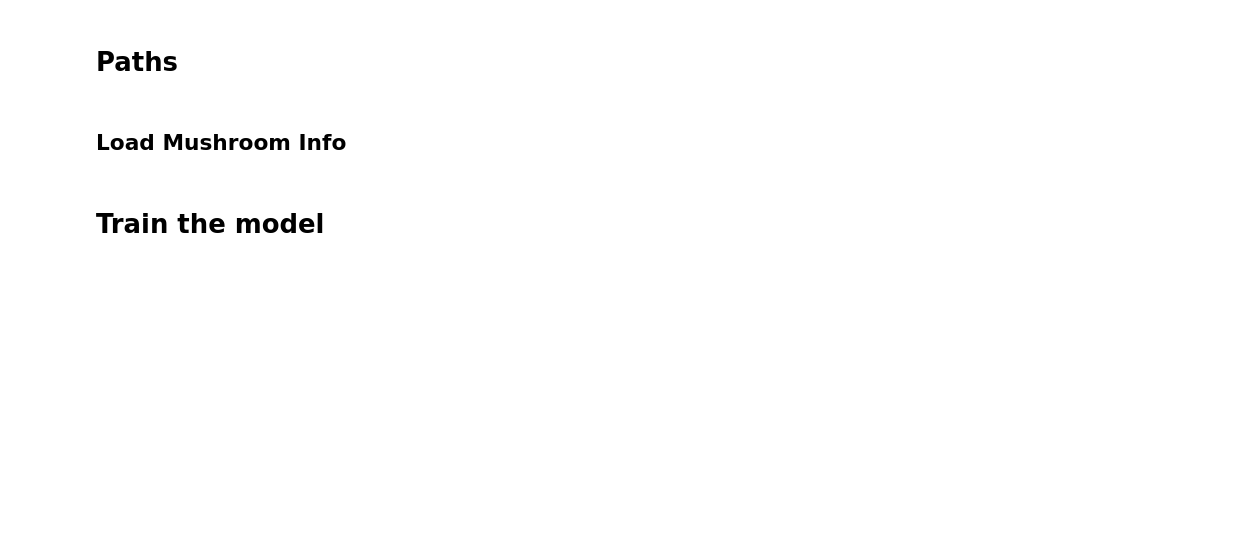
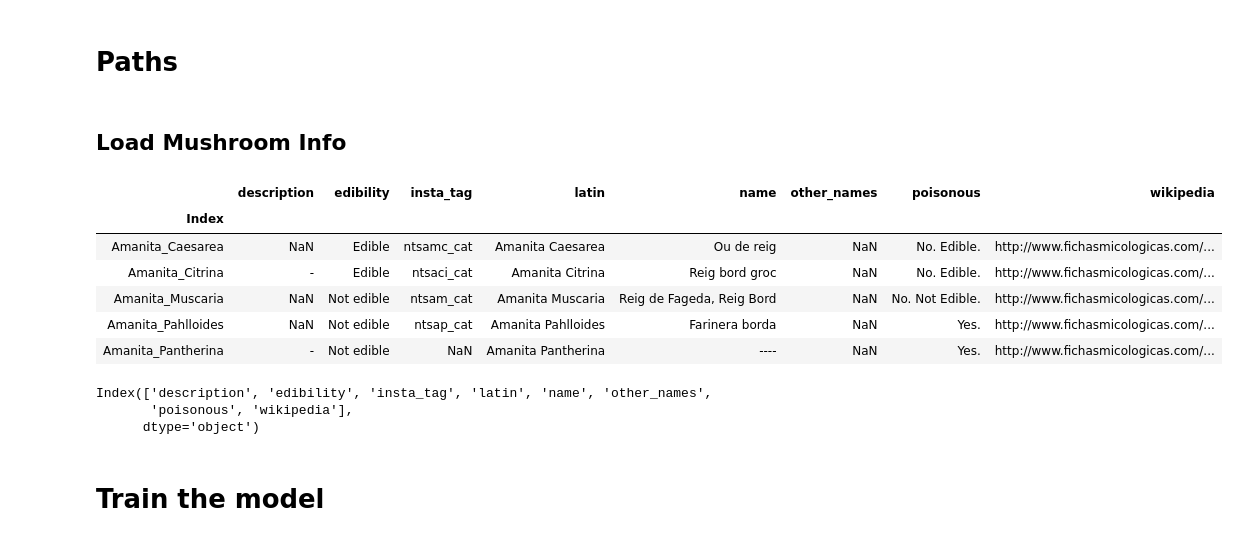
Before and after one commit to maurice1979/mushroom-identifier, a Jupyter notebook: notebooks/mushrooom-identifier.ipynb, the cells around one changed output. Drawn from its saved outputs; the diff is of its cells as text; code cells hidden in the pictures; blank space fills up the shorter version.

```diff
--- a/notebooks/mushrooom-identifier.ipynb
+++ b/notebooks/mushrooom-identifier.ipynb
@@ -34,6 +39,20 @@ model_path = app_path / 'models'
 # %% [markdown]
 ## Load Mushroom Info
 # %%
-# df_mushrooms = pd.read_excel(project_path / 'data/mushrooms.xlsx', index_col=0)
-# df_mushrooms.set_index('Index', inplace=True, drop=True)
-# df_mushrooms.head()
+df_mushrooms = pd.read_excel(project_path / 'data/mushrooms.xlsx', index_col=0)
+df_mushrooms.set_index('Index', inplace=True, drop=True)
+df_mushrooms.head()
+# %% [output]
+|  | description | edibility | insta_tag | latin | name | other_names | poisonous | wikipedia |
+| Index |  |  |  |  |  |  |  |  |
+| Amanita_Caesarea | NaN | Edible | ntsamc_cat | Amanita Caesarea | Ou de reig | NaN | No. Edible. | http://www.fichasmicologicas.com/... |
+| Amanita_Citrina | - | Edible | ntsaci_cat | Amanita Citrina | Reig bord groc | NaN | No. Edible. | http://www.fichasmicologicas.com/... |
+| Amanita_Muscaria | NaN | Not edible | ntsam_cat | Amanita Muscaria | Reig de Fageda, Reig Bord | NaN | No. Not Edible. | http://www.fichasmicologicas.com/... |
+| Amanita_Pahlloides | NaN | Not edible | ntsap_cat | Amanita Pahlloides | Farinera borda | NaN | Yes. | http://www.fichasmicologicas.com/... |
+| Amanita_Pantherina | - | Not edible | NaN | Amanita Pantherina | ---- | NaN | Yes. | http://www.fichasmicologicas.com/... |
+# %%
+df_mushrooms.columns
+# %% [output]
+Index(['description', 'edibility', 'insta_tag', 'latin', 'name', 'other_names',
+       'poisonous', 'wikipedia'],
+      dtype='object')
```
Also changed, not shown: parts of 29 cells of this notebook, 1 other file.
